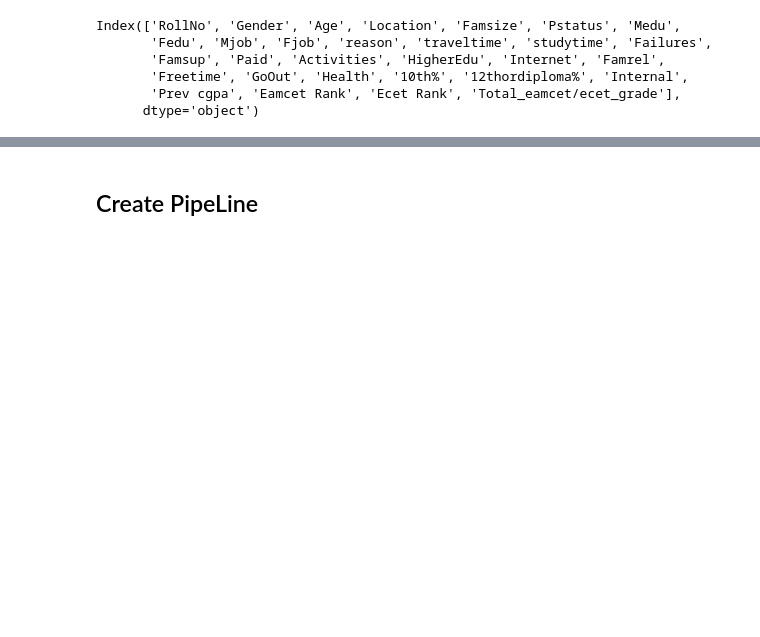
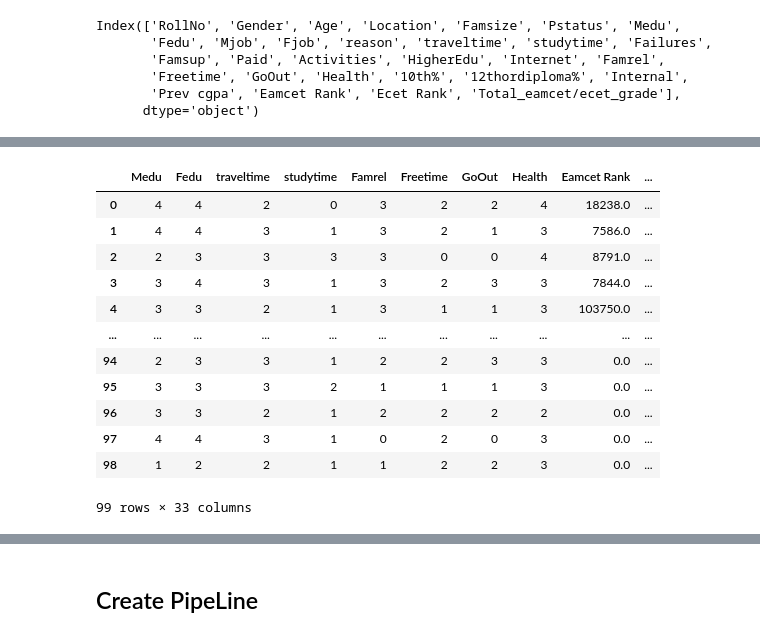
Before and after one commit to myaswanth77/Student_Academic_Performance_Prediction, a Jupyter notebook: SAPP_FINAL_ALGO.ipynb, the cells around one changed output, grey strips where cells are left out. Drawn from its saved outputs; the diff is of its cells as text; code cells hidden in the pictures; blank space fills up the shorter version.

```diff
--- a/SAPP_FINAL_ALGO.ipynb
+++ b/SAPP_FINAL_ALGO.ipynb
@@ -173,12 +191,12 @@ def second_transformer(X):
 
 ctf2 = FunctionTransformer(second_transformer)
 
-# df_trans2 = ctf2.fit_transform(df_transformed)
-# df1 = pd.DataFrame(df_trans2, columns=['Eamcet Rank', 'Eamcet Grade', 'Ecet Rank', 'Ecet Grade', 'Roll No',
-#        'Gender', 'Age', 'Location', 'Famsize', 'Pstatus', 'Medu', 'Fedu',
-#        'Mjob', 'Fjob', 'reason', 'traveltime', 'studytime', 'Failures',
-#        'Famsup', 'Paid', 'Activities', 'HigherEdu', 'Internet', 'Famrel',
-#        'Freetime', 'GoOut', 'Health', '10th%', '12thordiploma%', 'Internal',
-#        'Prev cgpa', 'sgpa', 'Total_eamcet/ecet_grade'])
+df_trans2 = ctf2.fit_transform(df_transformed)
+df1 = pd.DataFrame(df_trans2, columns=['Eamcet Rank', 'Eamcet Grade', 'Ecet Rank', 'Ecet Grade', 'Roll No',
+       'Gender', 'Age', 'Location', 'Famsize', 'Pstatus', 'Medu', 'Fedu',
+       'Mjob', 'Fjob', 'reason', 'traveltime', 'studytime', 'Failures',
+       'Famsup', 'Paid', 'Activities', 'HigherEdu', 'Internet', 'Famrel',
+       'Freetime', 'GoOut', 'Health', '10th%', '12thordiploma%', 'Internal',
+       'Prev cgpa', 'sgpa', 'Total_eamcet/ecet_grade'])
 
-# df1.head(1)
+df1.head(1)
@@ -189,33 +210,47 @@ ctf2 = FunctionTransformer(second_transformer)
 # %%
 categories_medu = ['None', 'primary education( 4th grade )', '5th to 9th grade', 'secondary education', 'higher education']
 categories_fedu = ['None', 'primary education( 4th grade )', '5th to 9th grade', 'secondary education', 'higher education']
 categories_travel=[ '<15 min','15 - 30 min','30min - 1hr','>1hr']
 categories_study=[ '1- <2 hr', '2 to 5 hr','5 to 10 hr', '>10 hr']
 categories_famrel=[ 'Bad','Good','Very good','excellent']
 categories_freetime=['very low', 'low', 'high','very high']
 categories_goout=[ '1 - very low', '2 - low', '3 - medium','4 - high','5 - very high']
 categories_health=[ '1 - very bad', '2- bad', '3 - average','4 - good','5 - very good']
 
 # Define the column transformer with ordinal encoding for Medu and Fedu
 ctf3 = ColumnTransformer(transformers=[('ordinal', OrdinalEncoder(categories=[categories_medu,
                             categories_fedu,categories_travel,categories_study,categories_famrel,
                             categories_freetime,categories_goout,categories_health],dtype=np.int32),
                                         [10,11,15,16,23,24,25,26])], remainder='passthrough')
 
 
 
-# df1_transformed = ctf3.fit_transform(df1)
+df1_transformed = ctf3.fit_transform(df1)
 
-# df1_transformed[0]
-# df2 = pd.DataFrame(df1_transformed, columns=['Medu', 'Fedu', 'traveltime', 'studytime','Famrel','Freetime',
-#                                              'GoOut','Health','Eamcet Rank','Eamcet Grade','Ecet Rank','Ecet Grade','RollNo', 'Gender', 'Age', 'Location', 'Famsize',
-#                                              'Pstatus', 'Mjob', 'Fjob', 'reason', 'Failures', 'Famsup', 'Paid',
-#                                              'Activities', 'HigherEdu', 'Internet','10th%', '12thordiploma%',
-#                                              'Internal','Prev cgpa', 'sgpa','Total_eamcet/ecet_grade'])
+df1_transformed[0]
+df2 = pd.DataFrame(df1_transformed, columns=['Medu', 'Fedu', 'traveltime', 'studytime','Famrel','Freetime',
+                                             'GoOut','Health','Eamcet Rank','Eamcet Grade','Ecet Rank','Ecet Grade','RollNo', 'Gender', 'Age', 'Location', 'Famsize',
+                                             'Pstatus', 'Mjob', 'Fjob', 'reason', 'Failures', 'Famsup', 'Paid',
+                                             'Activities', 'HigherEdu', 'Internet','10th%', '12thordiploma%',
+                                             'Internal','Prev cgpa', 'sgpa','Total_eamcet/ecet_grade'])
 
 
 
-# df2
+df2
+# %% [output]
+|  | Medu | Fedu | traveltime | studytime | Famrel | Freetime | GoOut | Health | Eamcet Rank | ... |
+| 0 | 4 | 4 | 2 | 0 | 3 | 2 | 2 | 4 | 18238.0 | ... |
+| 1 | 4 | 4 | 3 | 1 | 3 | 2 | 1 | 3 | 7586.0 | ... |
+| 2 | 2 | 3 | 3 | 3 | 3 | 0 | 0 | 4 | 8791.0 | ... |
+| 3 | 3 | 4 | 3 | 1 | 3 | 2 | 3 | 3 | 7844.0 | ... |
+| 4 | 3 | 3 | 2 | 1 | 3 | 1 | 1 | 3 | 103750.0 | ... |
+| ... | ... | ... | ... | ... | ... | ... | ... | ... | ... | ... |
+| 94 | 2 | 3 | 3 | 1 | 2 | 2 | 3 | 3 | 0.0 | ... |
+| 95 | 3 | 3 | 3 | 2 | 1 | 1 | 1 | 3 | 0.0 | ... |
+| 96 | 3 | 3 | 2 | 1 | 2 | 2 | 2 | 2 | 0.0 | ... |
+| 97 | 4 | 4 | 3 | 1 | 0 | 2 | 0 | 3 | 0.0 | ... |
+| 98 | 1 | 2 | 2 | 1 | 1 | 2 | 2 | 3 | 0.0 | ... |
+99 rows × 33 columns
 # %%
 # define column transformer
 ctf4 = ColumnTransformer(
```
Also changed, not shown: parts of 19 cells of this notebook, 5 other files.
